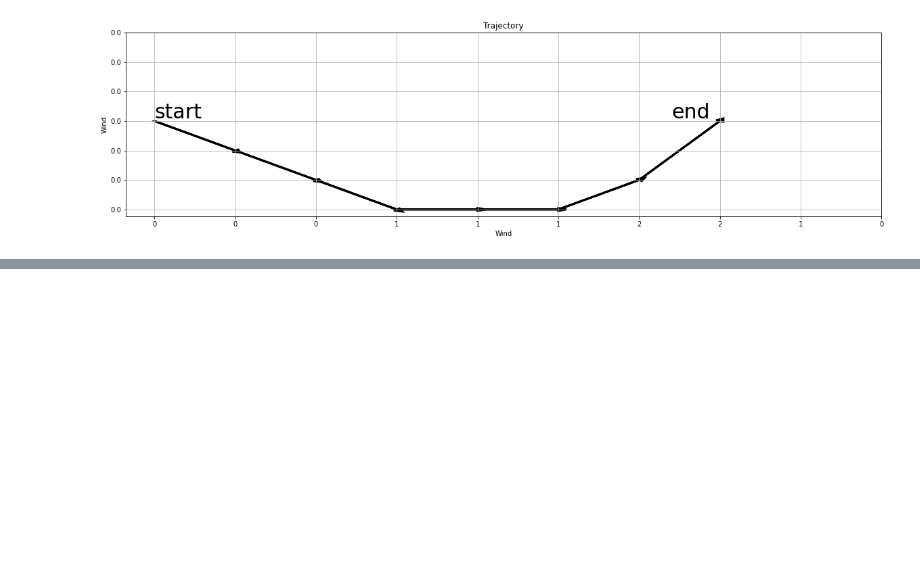
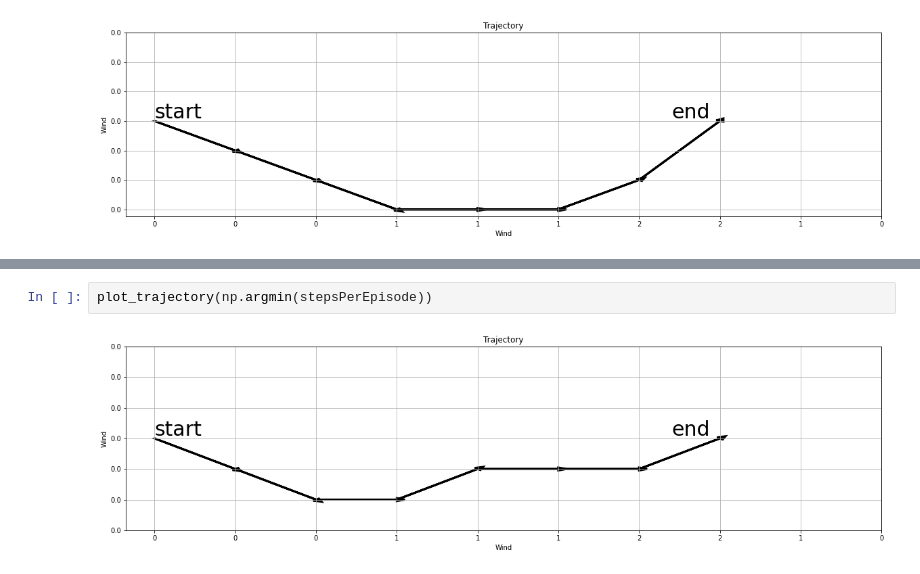
Before and after one commit to ChidiRnweke/Reinforcement-learning-scratchbook, a Jupyter notebook: chapter 6 TD/windworld.ipynb, the cells around one changed output, grey strips where cells are left out. Saved outputs shown, nothing was run; the diff lists cells and outputs as text; blank space fills up the shorter version.

```diff
--- a/chapter 6 TD/windworld.ipynb
+++ b/chapter 6 TD/windworld.ipynb
@@ -332,0 +402,4 @@ plot_trajectory(np.argmin(stepsPerEpisode))
+# %%
+plot_trajectory(np.argmin(stepsPerEpisode))
+# %% [output]
+[figure, added]
```
Also changed, not shown: parts of 20 cells of this notebook, 2 other files.
